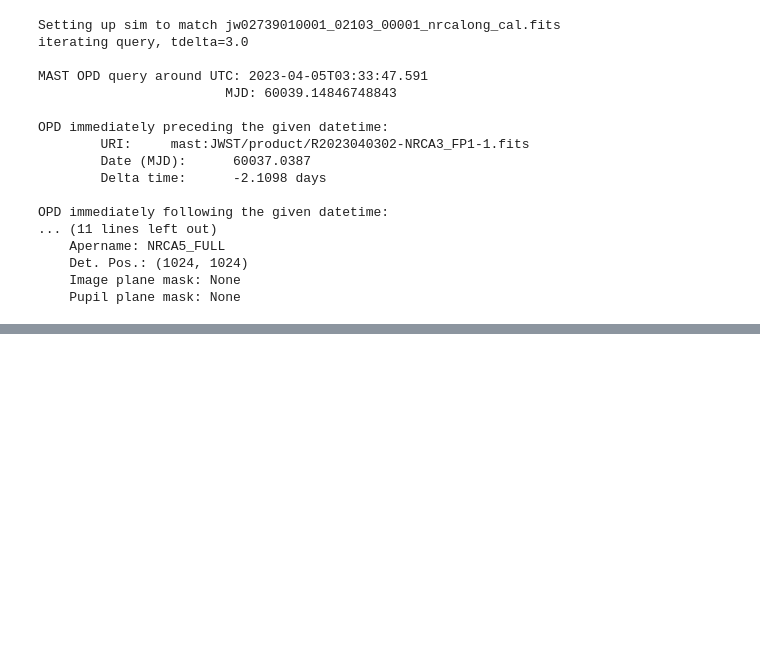
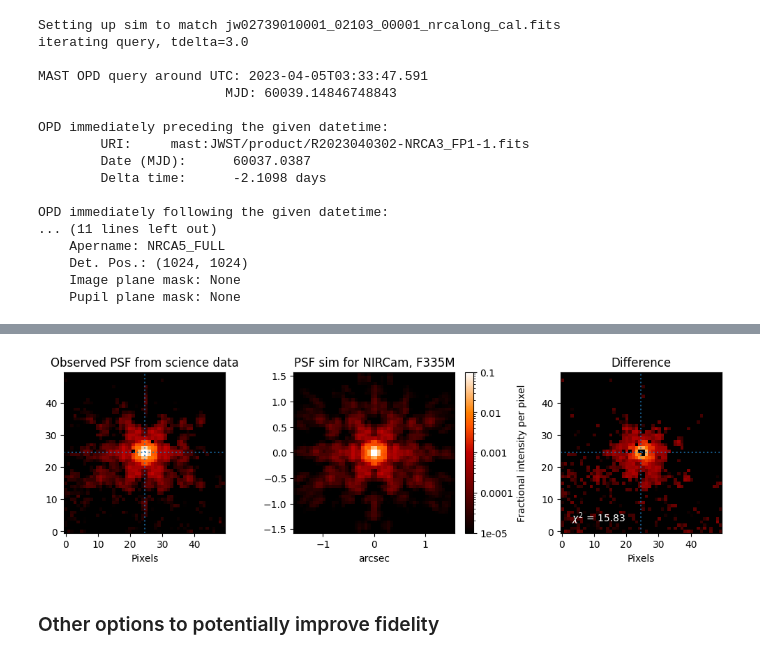
Before and after one commit to spacetelescope/stpsf, a Jupyter notebook: docs/jwst_matching_psfs_to_data.ipynb, the cells around one changed output, grey strips where cells are left out. Drawn from its saved outputs; the diff is of its cells as text; code cells hidden in the pictures; blank space fills up the shorter version.

```diff
--- a/docs/jwst_matching_psfs_to_data.ipynb
+++ b/docs/jwst_matching_psfs_to_data.ipynb
@@ -61 +130,13 @@ webbpsf.display_psf(sim_psf, ext='DET_DIST', vmax=0.1, vmin=1e-5)
+# %%
+inst.options['source_offset_x'] = 0.010   # in units of arcseconds. So, this is about 1/5 of a NRC LW pixel
+inst.options['source_offset_y'] = 0.005
+# %%
+sim_psf_offset = inst.calc_psf(fov_pixels=boxsize)
+# %%
+# Plot the data, showing that the PSF fit is slightly improved.
+plot_data_sim_comparison(obs_psf, obs_psf_err, sim_psf_offset)
+# %% [output]
+[figure, added]
+# %% [markdown]
+### Other options to potentially improve fidelity
 # %% [markdown]
```
Also changed, not shown: parts of 22 cells of this notebook.
